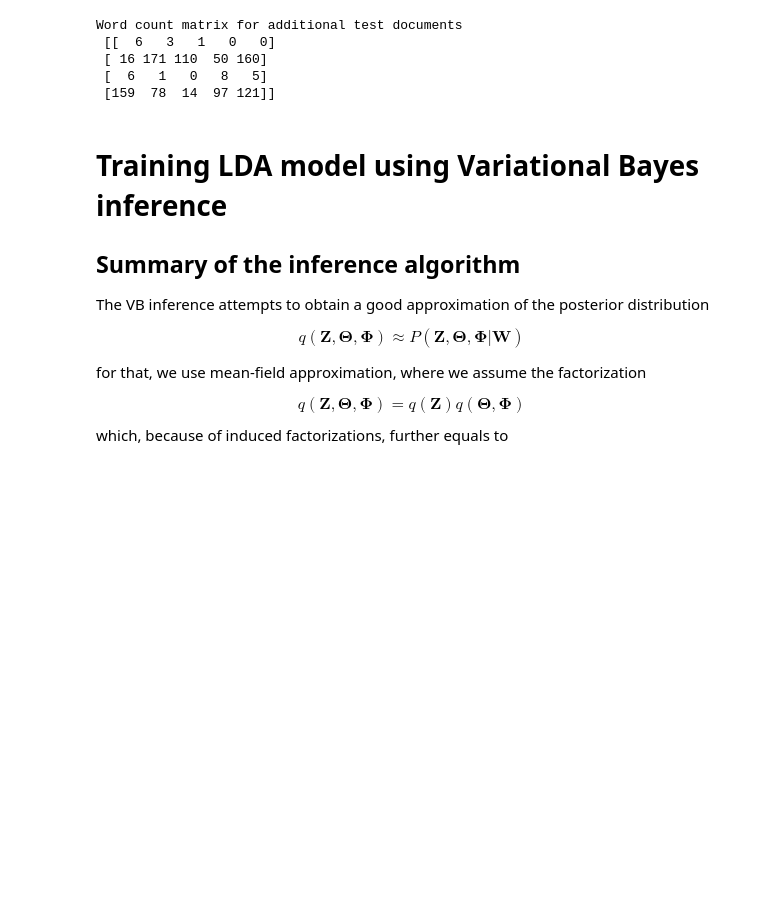
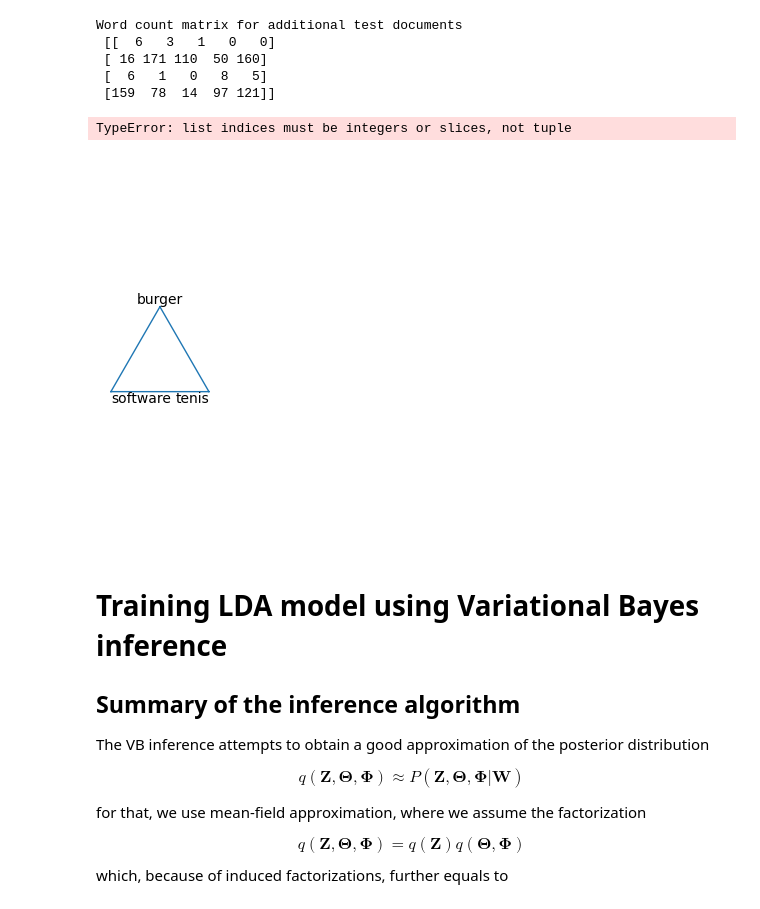
Before and after one commit to davidchocholaty/BUT-FIT-BAYa, a Jupyter notebook: BAYa_Assignment2024_LDA.ipynb, the cells around one changed output. Saved outputs shown, nothing was run; the diff lists cells and outputs as text; code cells hidden in the pictures; blank space fills up the shorter version.

Commit message:
TODO plot theta history

```diff
--- a/BAYa_Assignment2024_LDA.ipynb
+++ b/BAYa_Assignment2024_LDA.ipynb
@@ -430,3 +424,31 @@ _, theta_history = gibbs_sampler.get_test_params()
+# %%
+# GIBBS SAMPLING IN TEST MODE
+Theta_test_float = Theta_test.astype(np.float64)
+gibbs_sampler.generate(Theta_test_float, Phi, M_test, num_iters=50, train=False)
+_, Theta_history = gibbs_sampler.get_test_params()
+
+# TODO plot pokracovani
+for d in range(D_test):
+    plt.subplot(1, D_test, d+1)
+    # plt.title(r'$\alpha$ = (%.3f, %.3f, %.3f)' % tuple(a))
+
+    # Plot 2-simplex (a triangle) and add topic labels to the corners of the triangle where those topics have probability 1
+    plot_simplex([vocabulary[np.argmax(p)] for p in Phi])
+
+    # Plot collection-specific Dirichlet distribution (in grayscale)
+    # plot_dirichlet(a)
+
+    # Sample topic mixture weights for all documents in one collection
+    # thetas4collection = sps.dirichlet.rvs(a, documents_per_collection)
+
+    # TODO jestli pouzit np.stack nebo se k tomu da pristoupit i jinak
+    print(Theta_history[:,d,:])
+
+    # Plot topic mixture weights as points in the simplex
+    plot_points_in_simplex(Theta_history[:,d,:], c='b', ls='none', marker='+')
+# %% [output]
+TypeError: list indices must be integers or slices, not tuple
+[figure, added]
 # %% [markdown]
 # Training LDA model using Variational Bayes inference
 ## Summary of the inference algorithm
```
Also changed, not shown: parts of 7 cells of this notebook.
